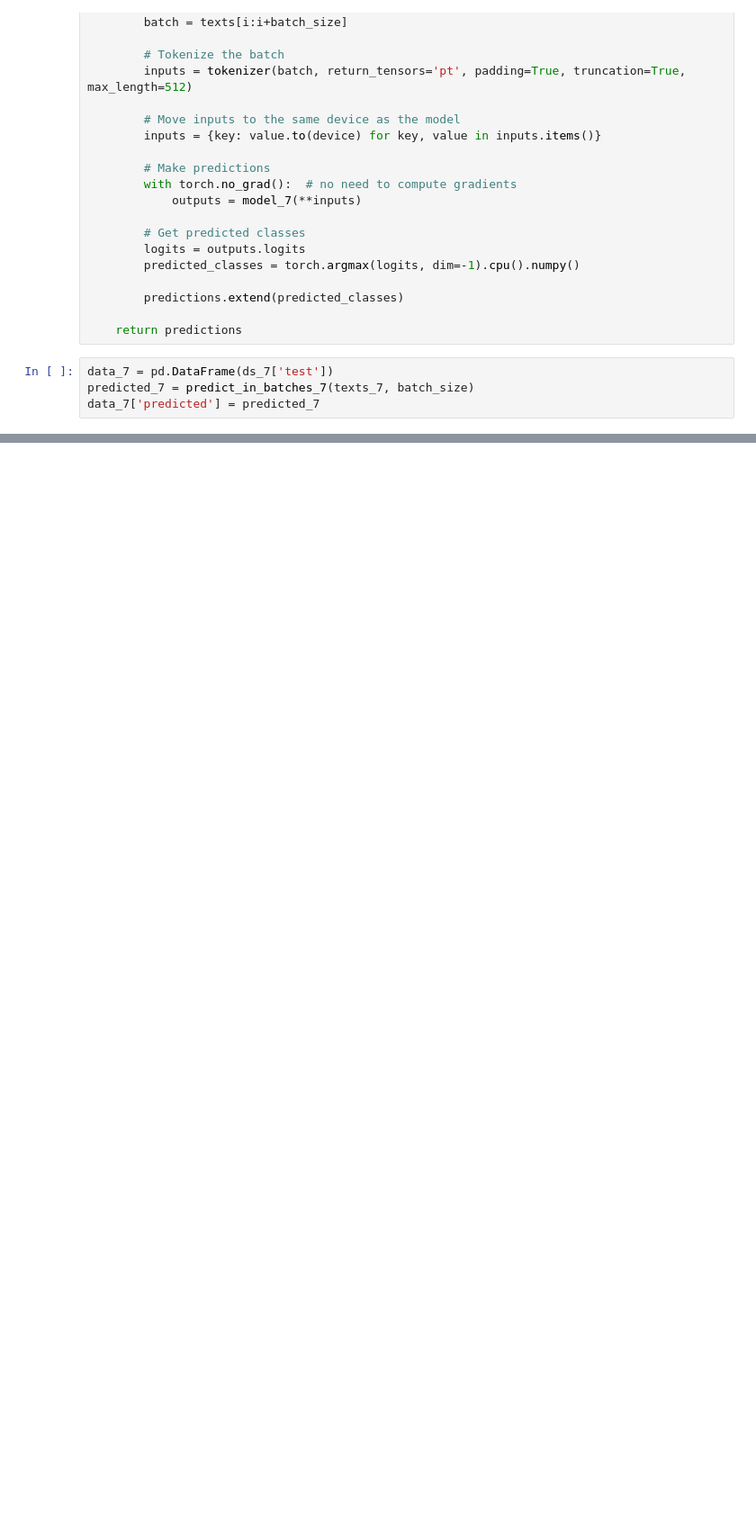
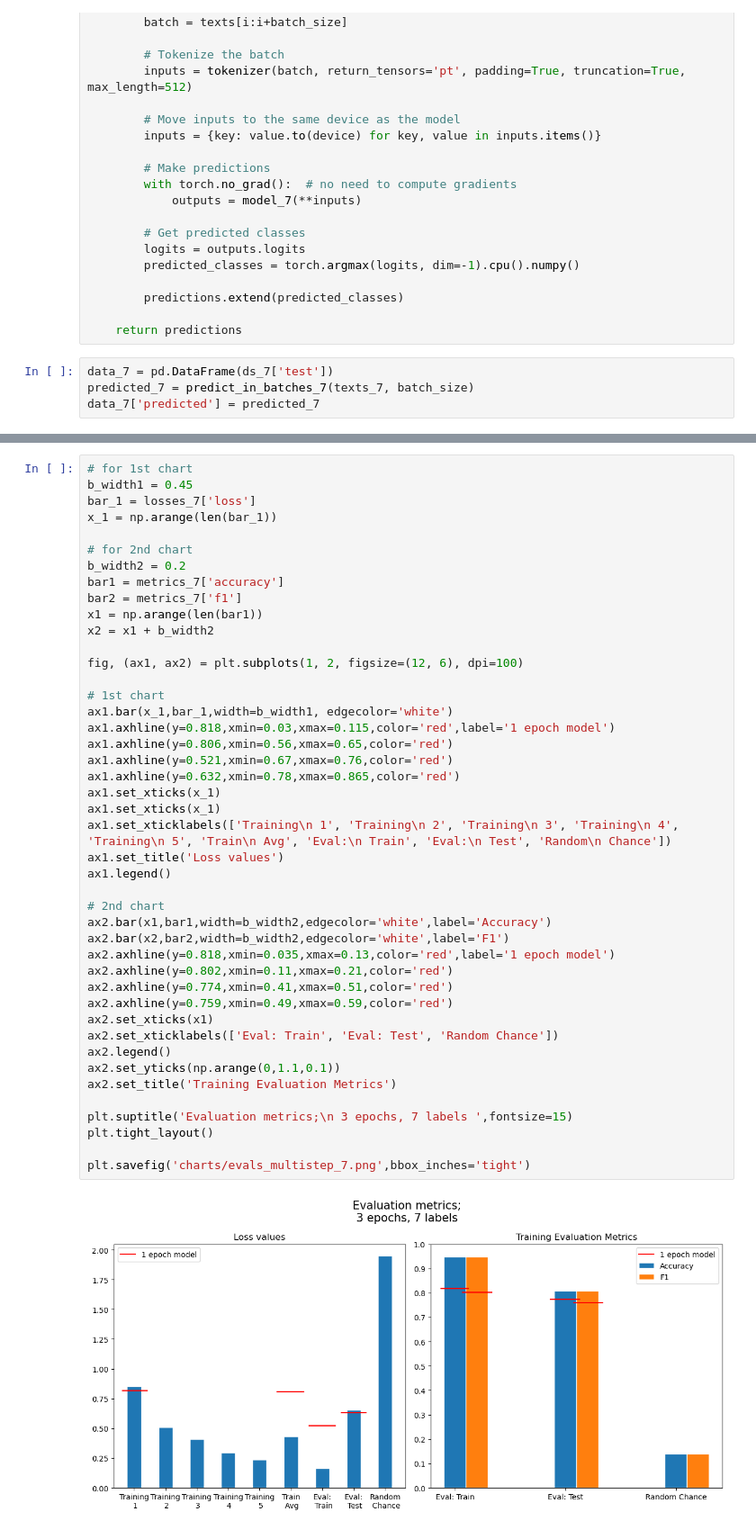
Before and after one commit to MeghanBarritt/llm-project, a Jupyter notebook: notebooks/6-Additional_Training_Rounds.ipynb, the cells around one changed output, grey strips where cells are left out. Shown: that part at 90% size. Drawn from its saved outputs; the diff is of its cells as text; blank space fills up the shorter version.

```diff
--- a/notebooks/6-Additional_Training_Rounds.ipynb
+++ b/notebooks/6-Additional_Training_Rounds.ipynb
@@ -192,0 +178,46 @@ losses_7
+# %%
+# for 1st chart
+b_width1 = 0.45
+bar_1 = losses_7['loss']
+x_1 = np.arange(len(bar_1))
+
+# for 2nd chart
+b_width2 = 0.2
+bar1 = metrics_7['accuracy']
+bar2 = metrics_7['f1']
+x1 = np.arange(len(bar1))
+x2 = x1 + b_width2
+
+fig, (ax1, ax2) = plt.subplots(1, 2, figsize=(12, 6), dpi=100)
+
+# 1st chart
+ax1.bar(x_1,bar_1,width=b_width1, edgecolor='white')
+ax1.axhline(y=0.818,xmin=0.03,xmax=0.115,color='red',label='1 epoch model')
+ax1.axhline(y=0.806,xmin=0.56,xmax=0.65,color='red')
+ax1.axhline(y=0.521,xmin=0.67,xmax=0.76,color='red')
+ax1.axhline(y=0.632,xmin=0.78,xmax=0.865,color='red')
+ax1.set_xticks(x_1)
+ax1.set_xticks(x_1)
+ax1.set_xticklabels(['Training\n 1', 'Training\n 2', 'Training\n 3', 'Training\n 4', 'Training\n 5', 'Train\n Avg', 'Eval:\n Train', 'Eval:\n Test', 'Random\n Chance'])
+ax1.set_title('Loss values')
+ax1.legend()
+
+# 2nd chart
+ax2.bar(x1,bar1,width=b_width2,edgecolor='white',label='Accuracy')
+ax2.bar(x2,bar2,width=b_width2,edgecolor='white',label='F1')
+ax2.axhline(y=0.818,xmin=0.035,xmax=0.13,color='red',label='1 epoch model')
+ax2.axhline(y=0.802,xmin=0.11,xmax=0.21,color='red')
+ax2.axhline(y=0.774,xmin=0.41,xmax=0.51,color='red')
+ax2.axhline(y=0.759,xmin=0.49,xmax=0.59,color='red')
+ax2.set_xticks(x1)
+ax2.set_xticklabels(['Eval: Train', 'Eval: Test', 'Random Chance'])
+ax2.legend()
+ax2.set_yticks(np.arange(0,1.1,0.1))
+ax2.set_title('Training Evaluation Metrics')
+
+plt.suptitle('Evaluation metrics;\n 3 epochs, 7 labels ',fontsize=15)
+plt.tight_layout()
+
+plt.savefig('charts/evals_multistep_7.png',bbox_inches='tight')
+# %% [output]
+[figure, added]
```
Also changed, not shown: parts of 34 cells of this notebook, 9 other files.
